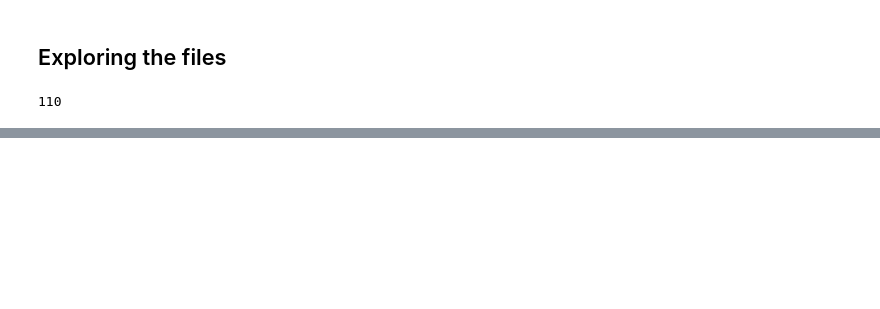
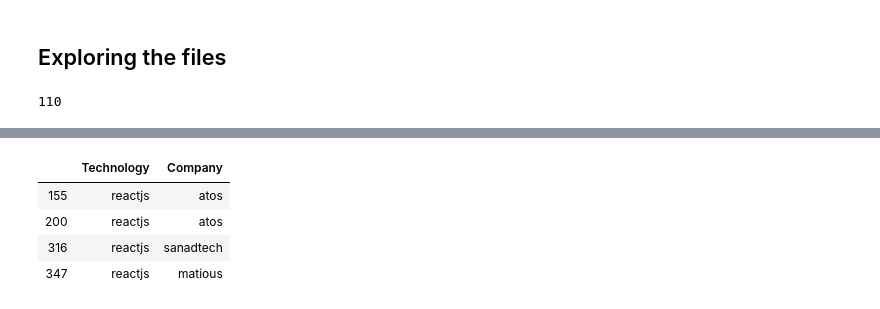
Before and after one commit to i-emek/Moroccan-PFE-2020, a Jupyter notebook: PFE_Stats.ipynb, the cells around one changed output, grey strips where cells are left out. Saved outputs shown, nothing was run; the diff lists cells and outputs as text; code cells hidden in the pictures; blank space fills up the shorter version.

```diff
--- a/PFE_Stats.ipynb
+++ b/PFE_Stats.ipynb
@@ -154,0 +386,8 @@ confidentiel
+# %%
+tech_comp[tech_comp["Technology"] == "reactjs"]
+# %% [output]
+|  | Technology | Company |
+| 155 | reactjs | atos |
+| 200 | reactjs | atos |
+| 316 | reactjs | sanadtech |
+| 347 | reactjs | matious |
```
Also changed, not shown: parts of 23 cells of this notebook.
